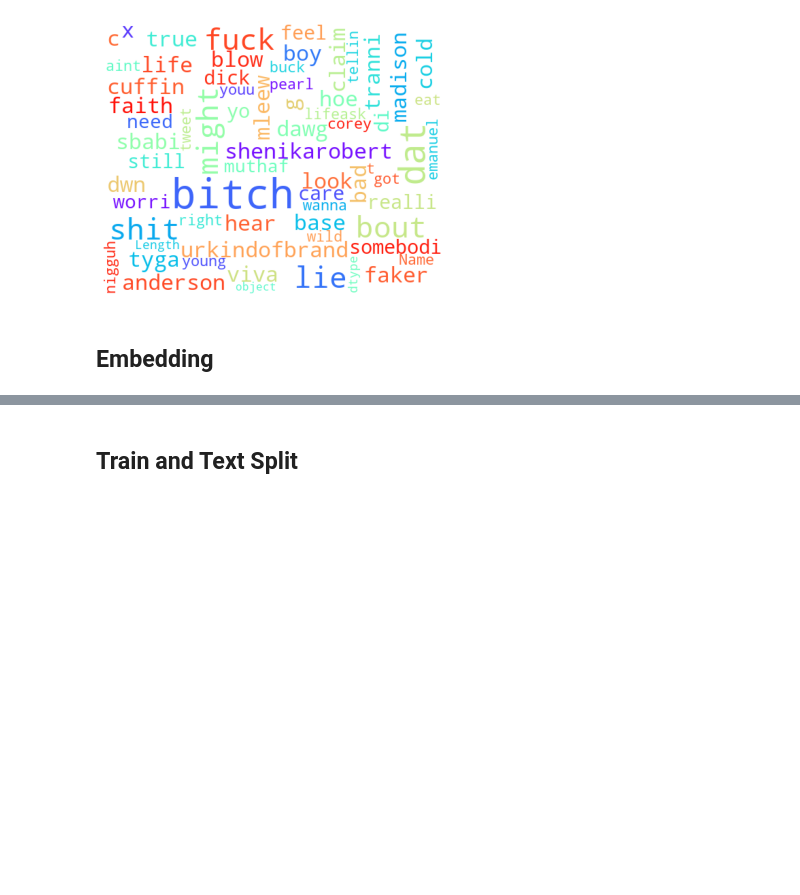
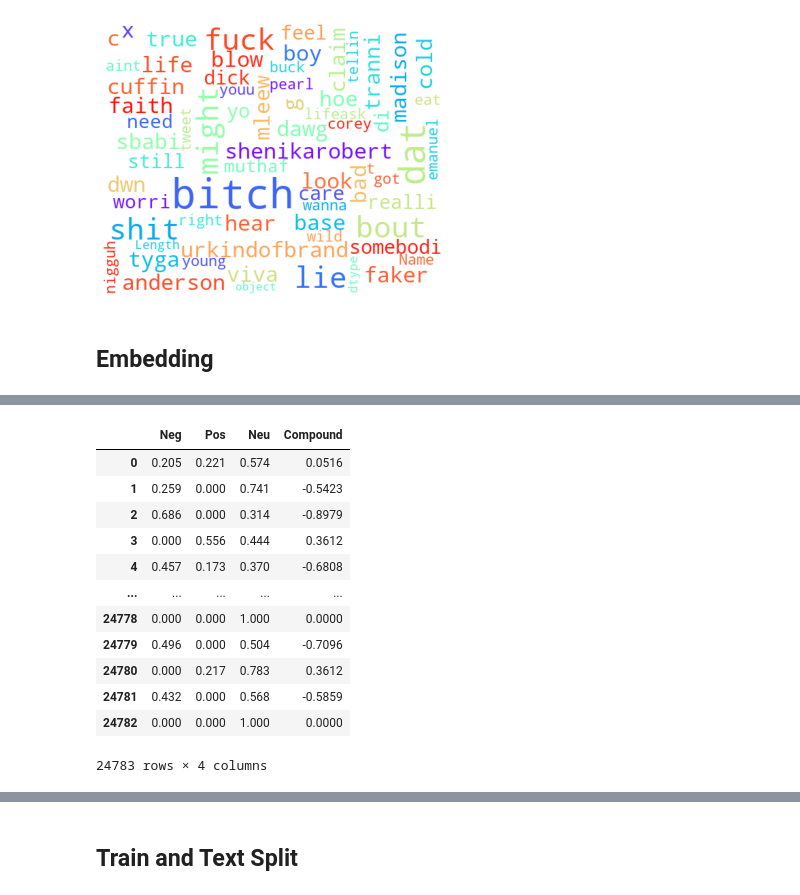
Before and after one commit to Anpan981025/ML_groupproject, a Jupyter notebook: hate_speech_classifier.ipynb, the cells around one changed output, grey strips where cells are left out. Cells and saved outputs as stored; diff of their text form; code cells hidden in the pictures; blank space fills up the shorter version.

```diff
--- a/hate_speech_classifier.ipynb
+++ b/hate_speech_classifier.ipynb
@@ -195,0 +259,24 @@ x=cv.fit_transform(new_tweet).toarray()
+# %%
+#Sentiment analysis
+from nltk.sentiment.vader import SentimentIntensityAnalyzer as sentimentanalyzer
+import nltk
+nltk.download('vader_lexicon')
+
+sentiment_analyzer = sentimentanalyzer()
+
+def sentiment_analysis(tweet):
+    sentiment = sentiment_analyzer.polarity_scores(tweet)
+    features = [sentiment['neg'], sentiment['pos'], sentiment['neu'], sentiment['compound']]
+    return features
+
+def sentiment_analysis_array(tweets):
+    features=[]
+    for t in tweets:
+        features.append(sentiment_analysis(t))
+    return np.array(features)
+
+sentiment_features = sentiment_analysis_array(dataset['processed_tweet'])
+
+new_features = pd.DataFrame({'Neg':sentiment_features[:,0],'Pos':sentiment_features[:,1],'Neu':sentiment_features[:,2],'Compound':sentiment_features[:,3]})
+new_features
+# %% [output]
@@ -195,0 +286,13 @@ x=cv.fit_transform(new_tweet).toarray()
+|  | Neg | Pos | Neu | Compound |
+| 0 | 0.205 | 0.221 | 0.574 | 0.0516 |
+| 1 | 0.259 | 0.000 | 0.741 | -0.5423 |
+| 2 | 0.686 | 0.000 | 0.314 | -0.8979 |
+| 3 | 0.000 | 0.556 | 0.444 | 0.3612 |
+| 4 | 0.457 | 0.173 | 0.370 | -0.6808 |
+| ... | ... | ... | ... | ... |
+| 24778 | 0.000 | 0.000 | 1.000 | 0.0000 |
+| 24779 | 0.496 | 0.000 | 0.504 | -0.7096 |
+| 24780 | 0.000 | 0.217 | 0.783 | 0.3612 |
+| 24781 | 0.432 | 0.000 | 0.568 | -0.5859 |
+| 24782 | 0.000 | 0.000 | 1.000 | 0.0000 |
+24783 rows × 4 columns
```
Also changed, not shown: parts of 15 cells of this notebook.
